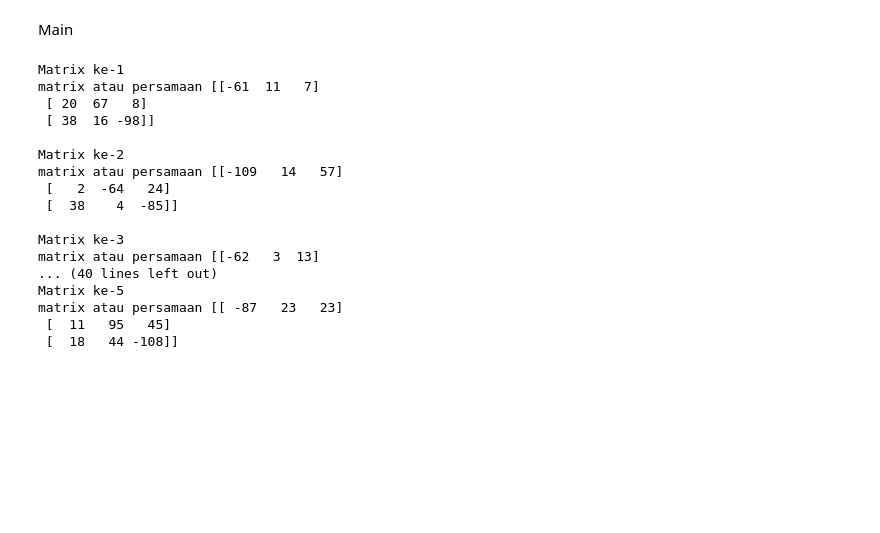
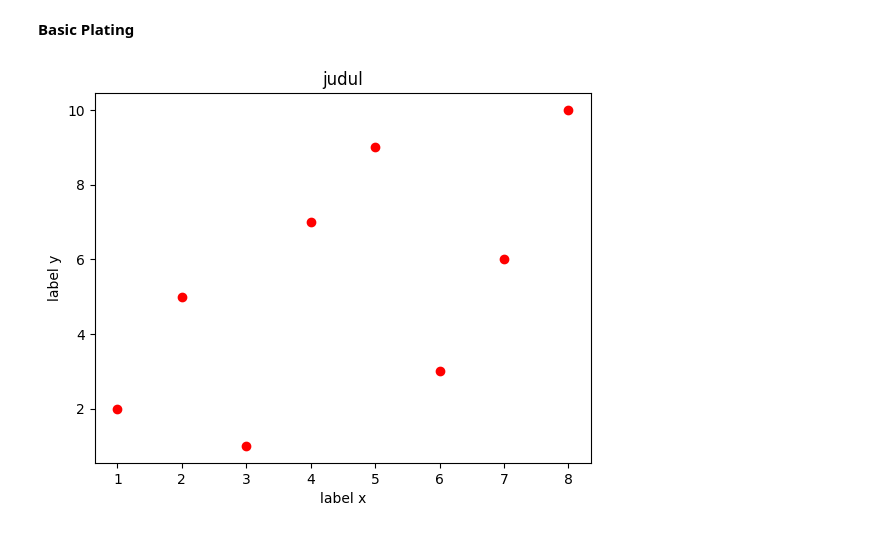
Before and after one commit to mjibral466/latihanMjr, a Jupyter notebook: latihan.ipynb, the cells around one changed output. Cells and saved outputs as stored; diff of their text form; code cells hidden in the pictures; blank space fills up the shorter version.

```diff
--- a/latihan.ipynb
+++ b/latihan.ipynb
@@ -89,2 +6,0 @@ def gauss_seidel(matrix_x, matrix_y, max_iteration = 16, tolerance = 0.001):
-# %% [markdown]
-Main
@@ -98,20 +7,17 @@ def main():
-# %%
-main()
-# %% [output]
-Matrix ke-1
-matrix atau persamaan [[-61  11   7]
- [ 20  67   8]
- [ 38  16 -98]]
-
-Matrix ke-2
-matrix atau persamaan [[-109   14   57]
- [   2  -64   24]
- [  38    4  -85]]
-
-Matrix ke-3
-matrix atau persamaan [[-62   3  13]
-... (40 lines left out)
-Matrix ke-5
-matrix atau persamaan [[ -87   23   23]
- [  11   95   45]
- [  18   44 -108]]
+# %% [markdown]
+**Basic Plating**
+# %%
+
+x = [1,2,3,4,5,6,7,8]
+y = [2,5,1,7,9,3,6,10]
+
+#bikin titik data
+plt.plot(x,y, 'ro')
+
+
+plt.xlabel("label x")
+plt.ylabel("label y")
+plt.title("judul")
+plt.show()
+# %% [output]
+[figure, added]
```
Also changed, not shown: parts of 15 cells of this notebook.
